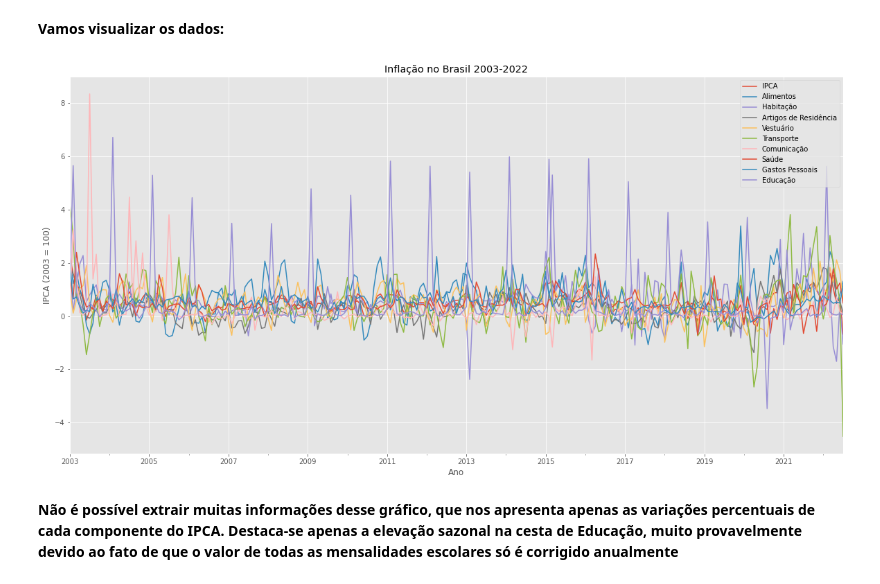
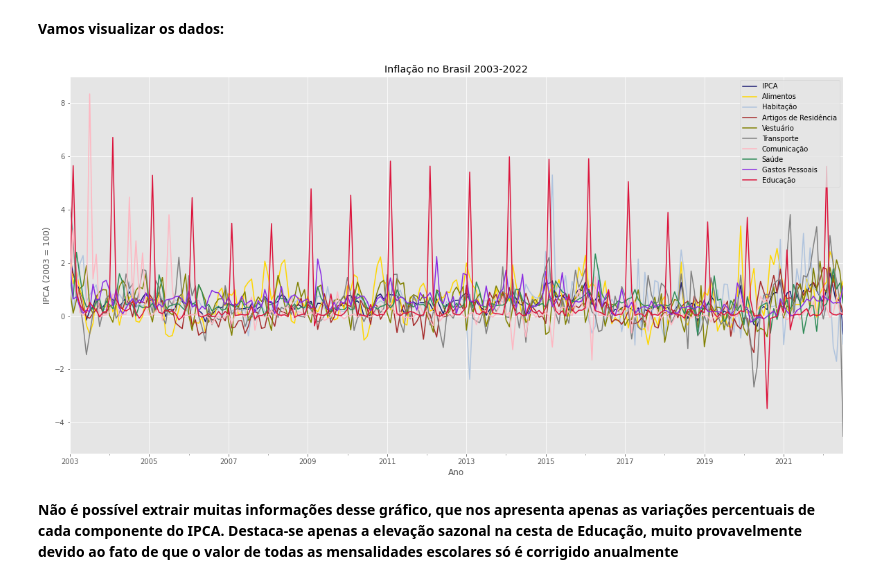
Before and after one commit to jpdsneto/Capacitacao-FEA.dev, a Jupyter notebook: Projetos/Inflação/ipca.ipynb, the cells around one changed output. Saved outputs shown, nothing was run; the diff lists cells and outputs as text; code cells hidden in the pictures.

Commit message:
IPCA

```diff
--- a/Projetos/Inflação/ipca.ipynb
+++ b/Projetos/Inflação/ipca.ipynb
@@ -86,16 +86,16 @@ memory usage: 20.2 KB
 # %%
 plt.style.use('ggplot')
 # plotando o gráfico
-ipca.plot(figsize=(20,10))
+ipca.plot(figsize=(20,10), color=['midnightblue', 'gold', 'lightsteelblue', 'brown', 'olive', 'gray', 'lightpink', 'seagreen', 'blueviolet', 'crimson'])
 # definindo labels, título e legenda
 plt.xlabel('Ano')
 plt.ylabel('IPCA (2003 = 100)')
 plt.title('Inflação no Brasil 2003-2022')
 plt.legend(['IPCA', 'Alimentos', 'Habitação', 'Artigos de Residência', 'Vestuário', 'Transporte', 'Comunicação', 'Saúde', 'Gastos Pessoais', 'Educação'])
 
 plt.show()
 # %% [output]
-[figure, old version]
+[figure, new version]
 # %% [markdown]
 **Não é possível extrair muitas informações desse gráfico, que nos apresenta apenas as variações percentuais de cada componente do IPCA. Destaca-se apenas a elevação sazonal na cesta de Educação, muito provavelmente devido ao fato de que o valor de todas as mensalidades escolares só é corrigido anualmente**
 # %% [markdown]
```
Also changed, not shown: parts of 3 cells of this notebook.
